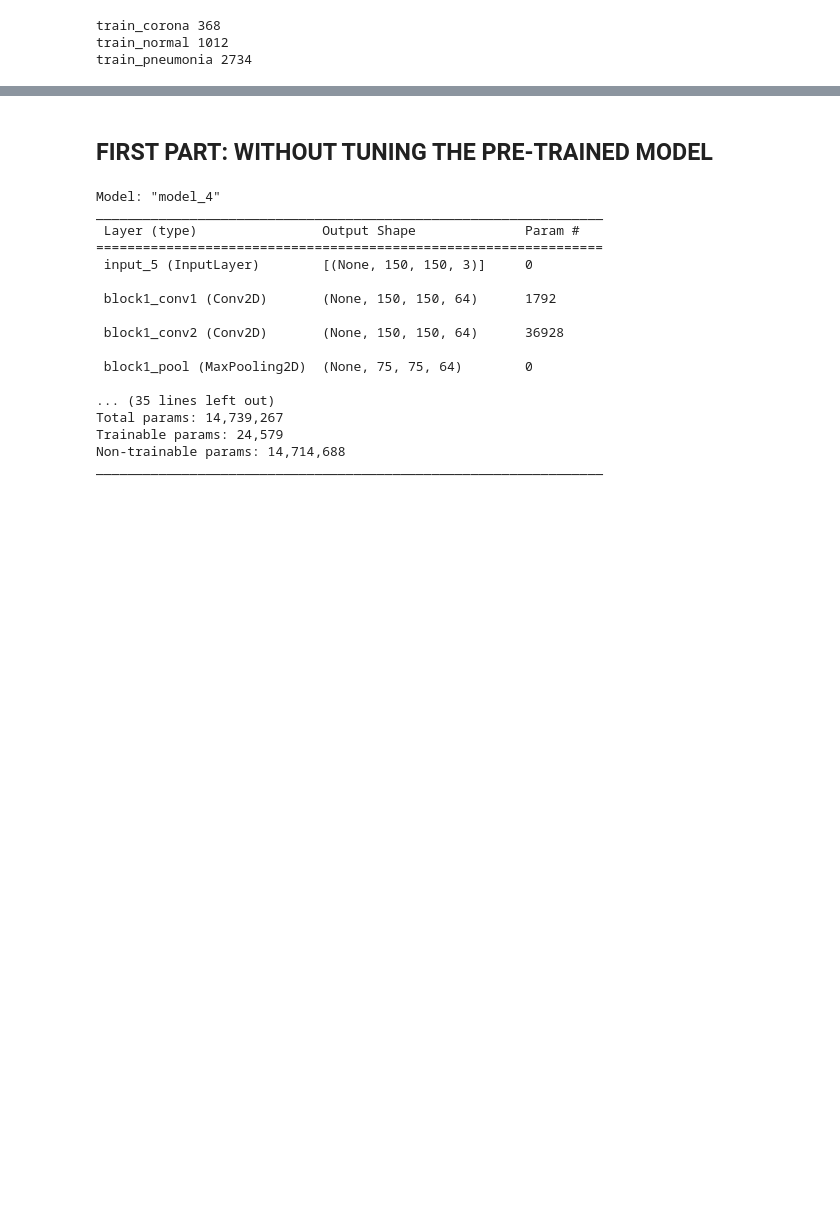
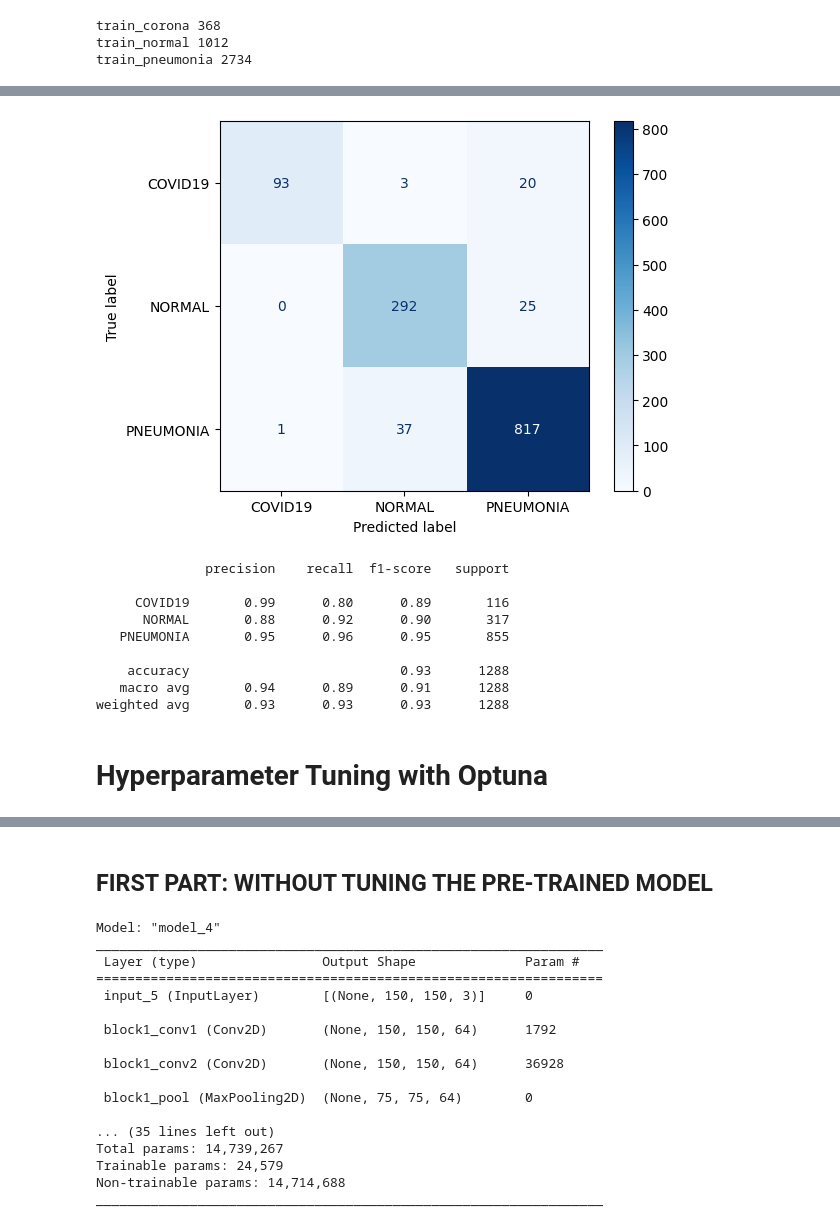
Before and after one commit to SimonHuy/CoronaVirusDetection, a Jupyter notebook: CoronaDetection.ipynb, the cells around one changed output, grey strips where cells are left out. Drawn from its saved outputs; the diff is of its cells as text; code cells hidden in the pictures; blank space fills up the shorter version.

```diff
--- a/CoronaDetection.ipynb
+++ b/CoronaDetection.ipynb
@@ -201,0 +232,6 @@ Found 1288 images belonging to 3 classes.
+# %%
+import torch.optim as optim
+
+# Define the loss function and optimizer
+criterion = nn.CrossEntropyLoss()  # Suitable for classification tasks
+optimizer = optim.Adam(model.parameters(), lr=0.001)  # Adam optimizer
@@ -201,0 +357,47 @@ Found 1288 images belonging to 3 classes.
+# %%
+import numpy as np
+import matplotlib.pyplot as plt
+from sklearn.metrics import confusion_matrix, classification_report, ConfusionMatrixDisplay
+
+def evaluate_model(model, test_loader, device='cuda'):
+    model.to(device)
+    model.eval()
+
+    all_labels = []
+    all_preds = []
+
+    with torch.no_grad():
+        for images, labels in test_loader:
+            images, labels = images.to(device), labels.to(device)
+            outputs = model(images)
+            _, preds = torch.max(outputs, 1)
+
+            all_labels.extend(labels.cpu().numpy())
+            all_preds.extend(preds.cpu().numpy())
+
+    # Compute confusion matrix
+    cm = confusion_matrix(all_labels, all_preds, labels=list(range(number_of_classes)))
+
+    # Plot confusion matrix
+    disp = ConfusionMatrixDisplay(confusion_matrix=cm, display_labels=names_of_classes)
+    disp.plot(cmap=plt.cm.Blues)
+    plt.show()
+
+    # Print classification report
+    print(classification_report(all_labels, all_preds, target_names=names_of_classes))
+
+# Evaluate the model on the test dataset
+evaluate_model(model, test_loader, device='cuda' if torch.cuda.is_available() else 'cpu')
+# %% [output]
+[figure, added]
+              precision    recall  f1-score   support
+
+     COVID19       0.99      0.80      0.89       116
+      NORMAL       0.88      0.92      0.90       317
+   PNEUMONIA       0.95      0.96      0.95       855
+
+    accuracy                           0.93      1288
+   macro avg       0.94      0.89      0.91      1288
+weighted avg       0.93      0.93      0.93      1288
+# %% [markdown]
+# Hyperparameter Tuning with Optuna
```
Also changed, not shown: parts of 11 cells of this notebook, 2 other files.
